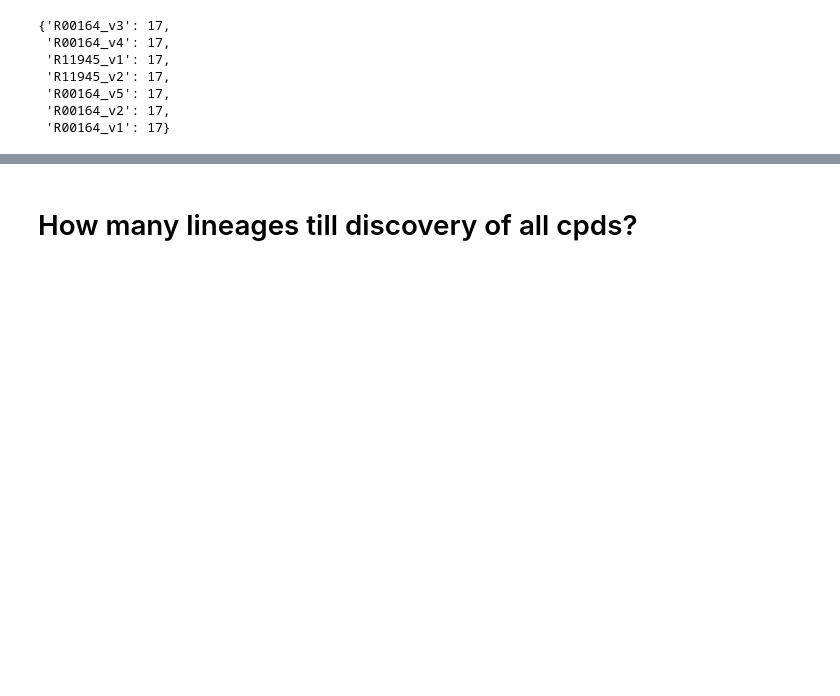
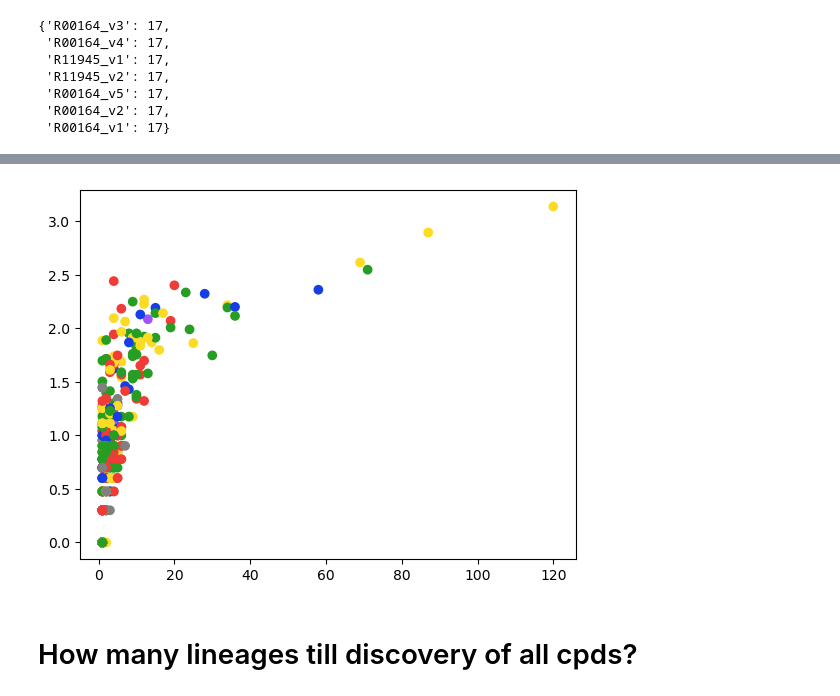
Before and after one commit to tseamuscorlett/enzyme-gated-network-expansion, a Jupyter notebook: extra_analyses.ipynb, the cells around one changed output, grey strips where cells are left out. Cells and saved outputs as stored; diff of their text form; code cells hidden in the pictures; blank space fills up the shorter version.

```diff
--- a/extra_analyses.ipynb
+++ b/extra_analyses.ipynb
@@ -333,3 +477,31 @@ histogram(rn2folds, bins=100, x_axis='# Lineages in a rn', y_axis='Rn count', yl
+# %%
+xs = list()
+for comp in comp2essential_rns:
+    for x in comp:
+        xs.append(x)
+# %%
+# class2color2 = {
+#  'a/b': 'yellow',
+#  'a+b': 'green',
+#  'beta': 'blue',
+#  'alpha': 'red',
+#  'mixed': 'purple',
+#  'other': 'grey'}
+
+class2color = {
+ 'alpha': '#f03b37',
+ 'beta': '#163ee4',
+ 'a+b': '#269d23',
+ 'a/b': '#fcdb24',
+ 'mixed': '#a354f9',
+ 'other': 'grey'}
+# %%
+keys, v1, v2 = todata(Counter(xs), x2rnNum_scope)
+v2 = np.log10(v2)
+plt.scatter(v1, v2, color=[class2color[x2class[x]] for x in keys])
+plt.show()
+# %% [output]
+[figure, added]
 # %% [markdown]
 # How many lineages till discovery of all cpds?
 # %%
```
Also changed, not shown: parts of 56 cells of this notebook.
